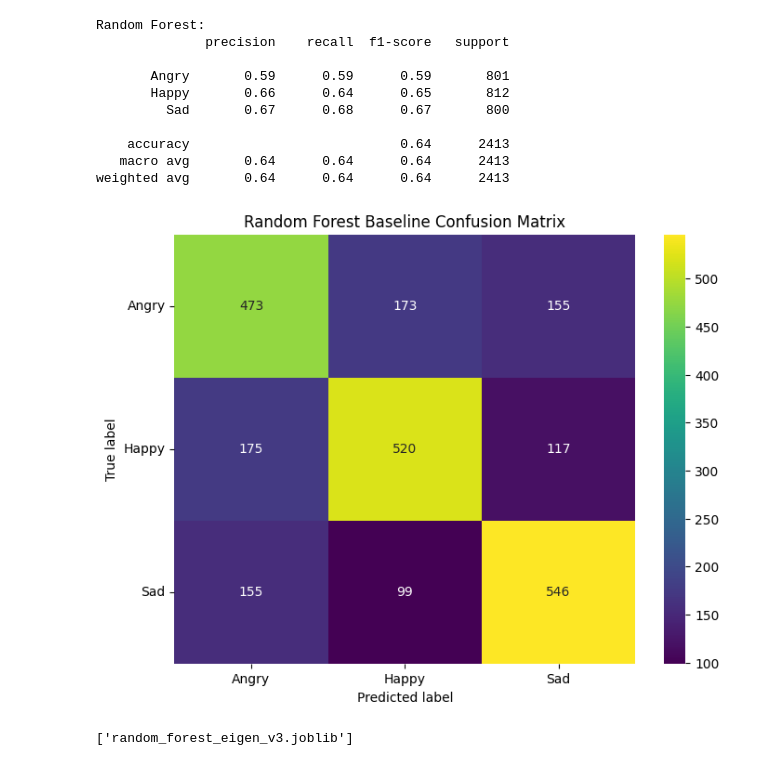
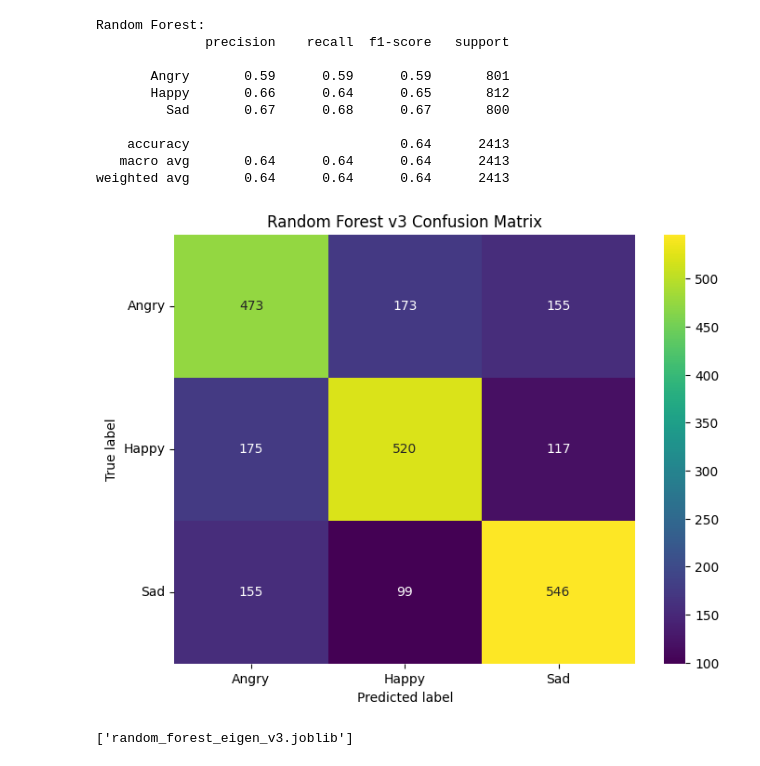
Before and after one commit to malaikagalvan/Capstone-DATA4381, a Jupyter notebook: Model_Revisions/Rand_Forest_Eigenfaces_umap_v3.ipynb, the cells around one changed output. Drawn from its saved outputs; the diff is of its cells as text; code cells hidden in the pictures.

```diff
--- a/Model_Revisions/Rand_Forest_Eigenfaces_umap_v3.ipynb
+++ b/Model_Revisions/Rand_Forest_Eigenfaces_umap_v3.ipynb
@@ -458,29 +458,29 @@ weighted avg       0.64      0.64      0.64      2413
 # %%
 # use seaborn and matplotlib to plot
 import seaborn as sns
 import matplotlib.pyplot as plt
 
 class_names = ['Angry', 'Happy', 'Sad']
 
 plt.figure(figsize=(8,6))
 cm = confusion_matrix(y_test, y_pred)
 sns.heatmap(
 cm,
 annot=True,
 fmt='d',
 cmap='viridis',
 xticklabels=class_names,
 yticklabels=class_names
 )
 
 plt.xlabel("Predicted label")
 plt.ylabel("True label")
 plt.yticks(rotation=360)
-plt.title("Random Forest Baseline Confusion Matrix")
+plt.title("Random Forest v3 Confusion Matrix")
 plt.savefig("Conf_Matrix_Eigen_v1.png")
 plt.show()
 # %% [output]
-[figure, old version]
+[figure, new version]
 # %%
 # save the model with joblib
 joblib.dump(pipe, 'random_forest_eigen_v3.joblib')
```
Also changed, not shown: parts of 1 cell of this notebook, 4 other files.
